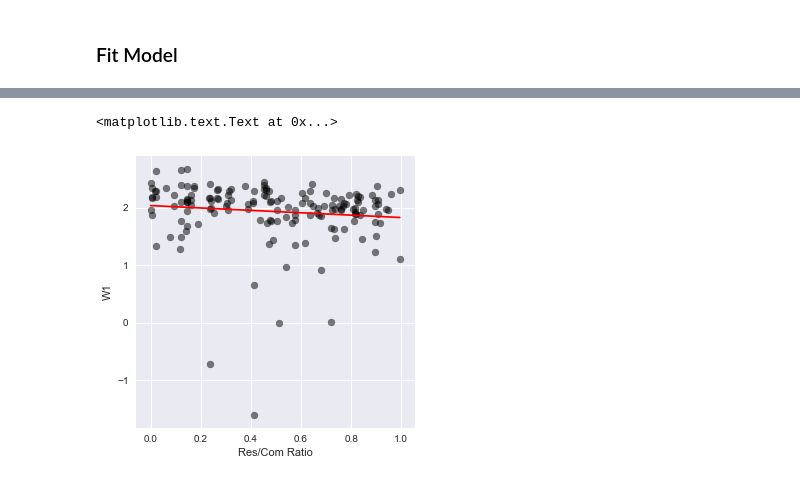
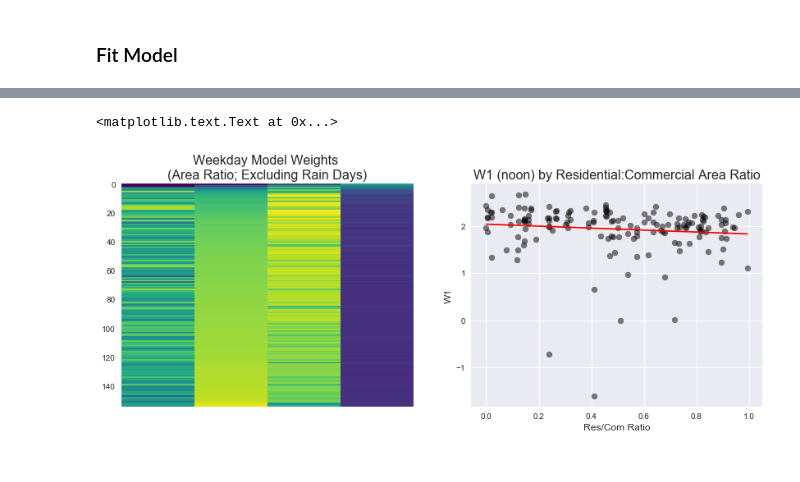
Before and after one commit to basyavasya-honmono/hadive, a Jupyter notebook: notebooks/1.7-JV-SpatioTemporal.ipynb, the cells around one changed output, grey strips where cells are left out. Drawn from its saved outputs; the diff is of its cells as text; code cells hidden in the pictures.

```diff
--- a/notebooks/1.7-JV-SpatioTemporal.ipynb
+++ b/notebooks/1.7-JV-SpatioTemporal.ipynb
@@ -181,9 +181,8 @@ for ii in range(wd_valsr.shape[0]):
 
 mod = np.dot(wgts, tmpl)
 # %%
-ii = 120
-fig, ax = plt.subplots(nrows=1, ncols=1, figsize=(10, 5))
-ax.plot(xx, wd_valsr[ii])
-ax.plot(xx, mod[ii])
+fig, ax = plt.subplots(nrows=1, ncols=1, figsize=(14, 4))
+ax.plot(xx, wd_valsr.mean(0), c="k", alpha=0.8)
+ax.plot(xx, mod.mean(0), c="r")
 # %% [output]
 [<matplotlib.lines.Line2D at 0x...>]
@@ -191,6 +189,0 @@ ax.plot(xx, mod[ii])
-# %%
-fig, ax = plt.subplots(nrows=1, ncols=1, figsize=(10, 5))
-ax.imshow(wgts[wgts[:, 1].argsort()], aspect="auto", cmap="viridis")
-ax.grid(False)
-ax.set_title("Weekday Model Weights (Area Ratio; Excluding Rain Days)", fontsize=16)
-ax.set_xticks([])
@@ -200,11 +190,21 @@ ax.set_xticks([])
 # %%
-fig, ax = plt.subplots(nrows=1, ncols=1, figsize=(5, 5))
-m, b = np.polyfit(mn_cams_ct.sort_values("AreaRat").AreaRat.values, wgts[:, 1], 1)
-ax.scatter(mn_cams_ct.sort_values("AreaRat").AreaRat, wgts[:, 1], c="k", alpha=0.5)
-ax.plot(mn_cams_ct.sort_values("AreaRat").AreaRat,
-        m*mn_cams_ct.sort_values("AreaRat").AreaRat+b, c="r")
-ax.set_ylabel("W1")
-ax.set_xlabel("Res/Com Ratio")
+fig, [ax1, ax2] = plt.subplots(nrows=1, ncols=2, figsize=(14, 5),
+                               gridspec_kw={"width_ratios": [1,1]})
+ax1.imshow(wgts[wgts[:, 1].argsort()], aspect="auto", cmap="viridis")
+ax1.grid(False)
+ax1.set_title("Weekday Model Weights \n(Area Ratio; Excluding Rain Days)",
+              fontsize=16)
+ax1.set_xticks([])
+
+m, b = np.polyfit(mn_cams_ct.sort_values("AreaRat").AreaRat.values,
+                  wgts[:, 1], 1)
+ax2.scatter(mn_cams_ct.sort_values("AreaRat").AreaRat, wgts[:, 1],
+            c="k", alpha=0.5)
+ax2.plot(mn_cams_ct.sort_values("AreaRat").AreaRat,
+         m * mn_cams_ct.sort_values("AreaRat").AreaRat + b, c="r")
+ax2.set_ylabel("W1", fontsize=12)
+ax2.set_xlabel("Res/Com Ratio", fontsize=12)
+ax2.set_title("W1 (noon) by Residential:Commercial Area Ratio", fontsize=16)
 # %% [output]
 <matplotlib.text.Text at 0x...>
-[figure, old version]
+[figure, new version]
```
Also changed, not shown: parts of 5 cells of this notebook, 2 other files.
